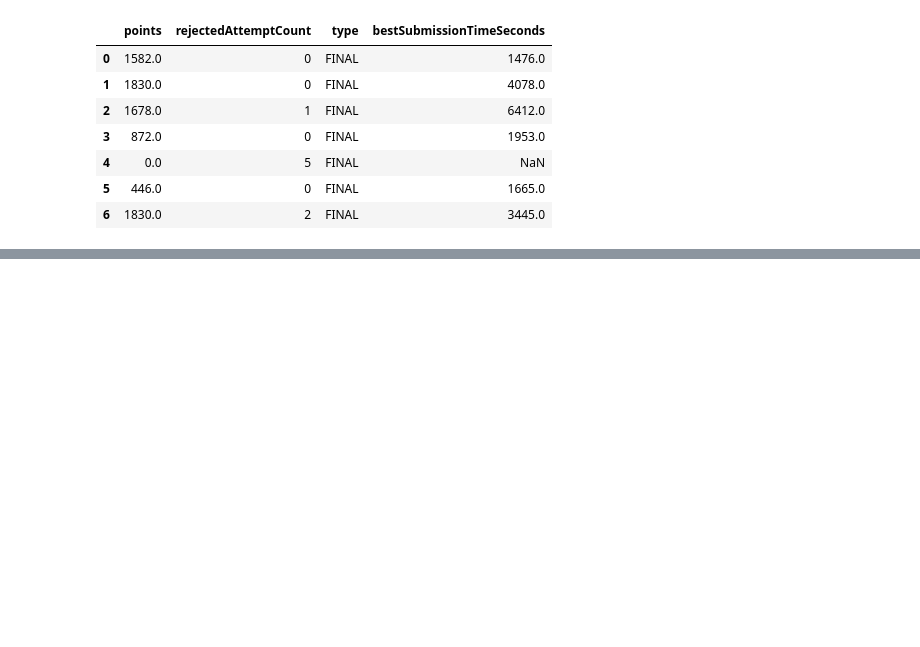
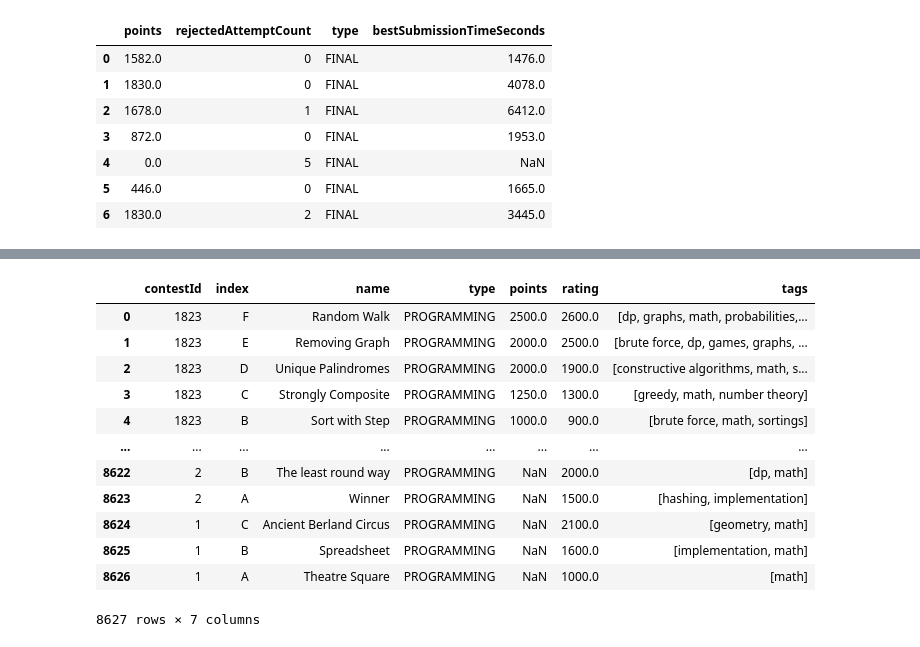
Before and after one commit to Eslam21/Codeforces_data_mining, a Jupyter notebook: Codeforces_Analysis.ipynb, the cells around one changed output, grey strips where cells are left out. Saved outputs shown, nothing was run; the diff lists cells and outputs as text; code cells hidden in the pictures; blank space fills up the shorter version.

```diff
--- a/Codeforces_Analysis.ipynb
+++ b/Codeforces_Analysis.ipynb
@@ -128,0 +169,18 @@ standings_problems_results
+# %%
+problems=requests.get("https://codeforces.com/api/problemset.problems?").json()
+problems=pd.DataFrame(problems['result']['problems'])
+problems
+# %% [output]
+|  | contestId | index | name | type | points | rating | tags |
+| 0 | 1823 | F | Random Walk | PROGRAMMING | 2500.0 | 2600.0 | [dp, graphs, math, probabilities,... |
+| 1 | 1823 | E | Removing Graph | PROGRAMMING | 2000.0 | 2500.0 | [brute force, dp, games, graphs, ... |
+| 2 | 1823 | D | Unique Palindromes | PROGRAMMING | 2000.0 | 1900.0 | [constructive algorithms, math, s... |
+| 3 | 1823 | C | Strongly Composite | PROGRAMMING | 1250.0 | 1300.0 | [greedy, math, number theory] |
+| 4 | 1823 | B | Sort with Step | PROGRAMMING | 1000.0 | 900.0 | [brute force, math, sortings] |
+| ... | ... | ... | ... | ... | ... | ... | ... |
+| 8622 | 2 | B | The least round way | PROGRAMMING | NaN | 2000.0 | [dp, math] |
+| 8623 | 2 | A | Winner | PROGRAMMING | NaN | 1500.0 | [hashing, implementation] |
+| 8624 | 1 | C | Ancient Berland Circus | PROGRAMMING | NaN | 2100.0 | [geometry, math] |
+| 8625 | 1 | B | Spreadsheet | PROGRAMMING | NaN | 1600.0 | [implementation, math] |
+| 8626 | 1 | A | Theatre Square | PROGRAMMING | NaN | 1000.0 | [math] |
+8627 rows × 7 columns
```
Also changed, not shown: parts of 12 cells of this notebook.
